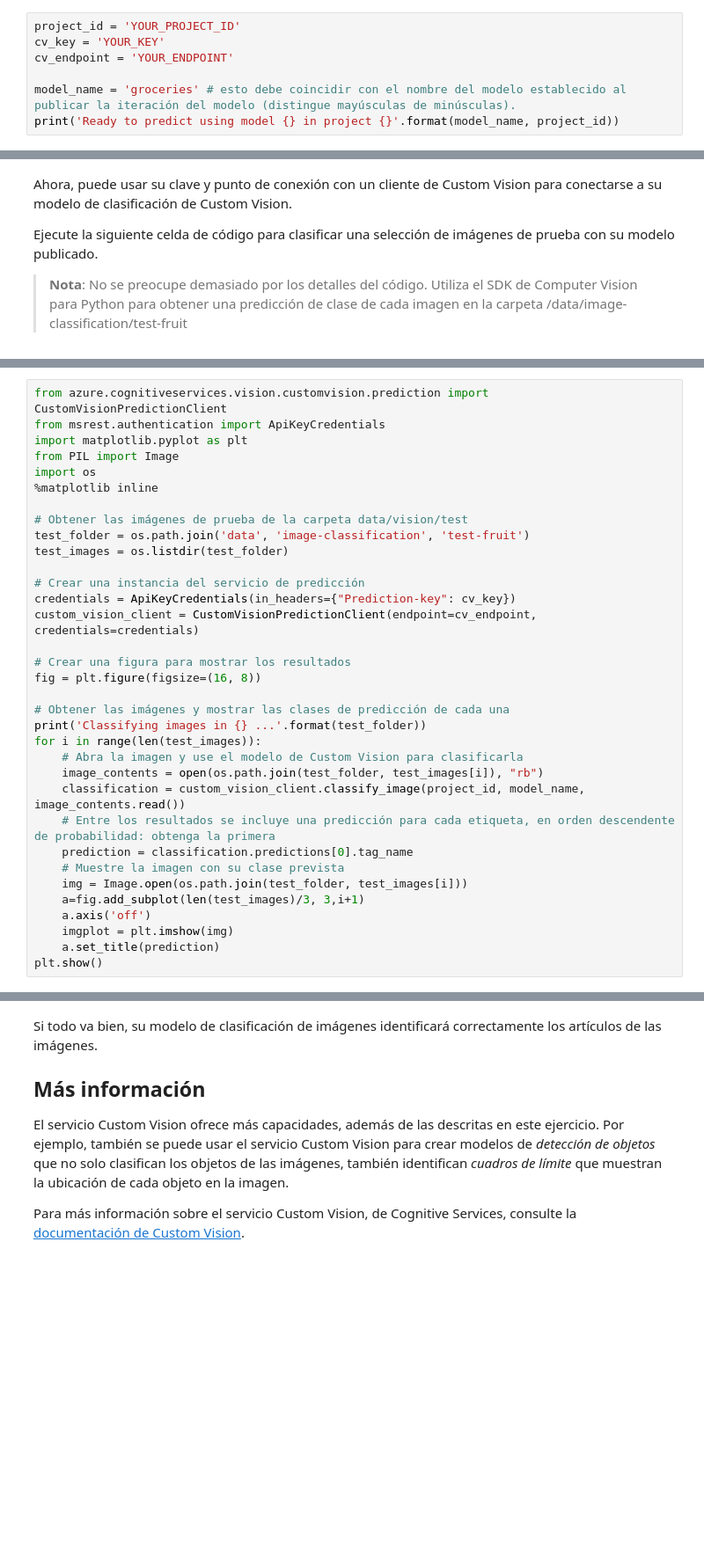
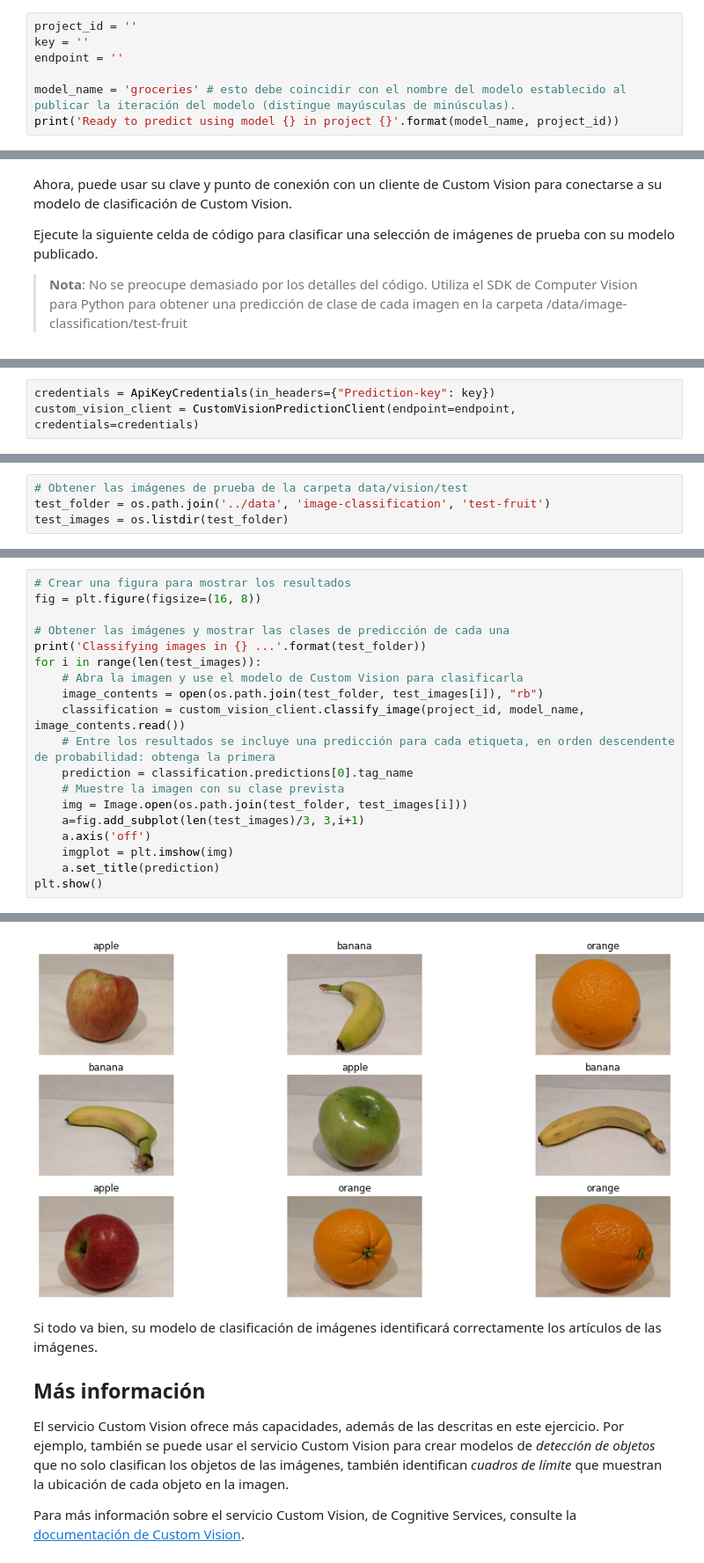
Before and after one commit to FernandaOchoa/AI-Fundamentals-Azure, a Jupyter notebook: notebooks/02 - Image Classification.ipynb, the cells around one changed output, grey strips where cells are left out. Shown: that part at 88% size. Cells and saved outputs as stored; diff of their text form; blank space fills up the shorter version.

Commit message:
Update 02 - Image Classification

```diff
--- a/notebooks/02 - Image Classification.ipynb
+++ b/notebooks/02 - Image Classification.ipynb
@@ -95,7 +118,7 @@ Si utiliza un recurso de **Custom Vision**, ¿ha usado el recurso de **predicci
 # %%
-project_id = 'YOUR_PROJECT_ID'
-cv_key = 'YOUR_KEY'
-cv_endpoint = 'YOUR_ENDPOINT'
+project_id = ''
+key = ''
+endpoint = ''
 
 model_name = 'groceries' # esto debe coincidir con el nombre del modelo establecido al publicar la iteración del modelo (distingue mayúsculas de minúsculas).
 print('Ready to predict using model {} in project {}'.format(model_name, project_id))
@@ -107,0 +144,3 @@ Ejecute la siguiente celda de código para clasificar una selección de imágene
+# %%
+credentials = ApiKeyCredentials(in_headers={"Prediction-key": key})
+custom_vision_client = CustomVisionPredictionClient(endpoint=endpoint, credentials=credentials)
@@ -107,0 +149,4 @@ Ejecute la siguiente celda de código para clasificar una selección de imágene
+# %%
+# Obtener las imágenes de prueba de la carpeta data/vision/test
+test_folder = os.path.join('../data', 'image-classification', 'test-fruit')
+test_images = os.listdir(test_folder)
@@ -108,19 +155,4 @@ Ejecute la siguiente celda de código para clasificar una selección de imágene
 # %%
-from azure.cognitiveservices.vision.customvision.prediction import CustomVisionPredictionClient
-from msrest.authentication import ApiKeyCredentials
-import matplotlib.pyplot as plt
-from PIL import Image
-import os
-%matplotlib inline
-
-# Obtener las imágenes de prueba de la carpeta data/vision/test
-test_folder = os.path.join('data', 'image-classification', 'test-fruit')
-test_images = os.listdir(test_folder)
-
-# Crear una instancia del servicio de predicción
-credentials = ApiKeyCredentials(in_headers={"Prediction-key": cv_key})
-custom_vision_client = CustomVisionPredictionClient(endpoint=cv_endpoint, credentials=credentials)
-
 # Crear una figura para mostrar los resultados
 fig = plt.figure(figsize=(16, 8))
 
@@ -139,3 +171,4 @@ for i in range(len(test_images)):
     imgplot = plt.imshow(img)
     a.set_title(prediction)
 plt.show()
+# %% [output]
@@ -142,3 +176,4 @@ plt.show()
+[figure, added]
 # %% [markdown]
 Si todo va bien, su modelo de clasificación de imágenes identificará correctamente los artículos de las imágenes.
 
```
Also changed, not shown: parts of 11 cells of this notebook.
